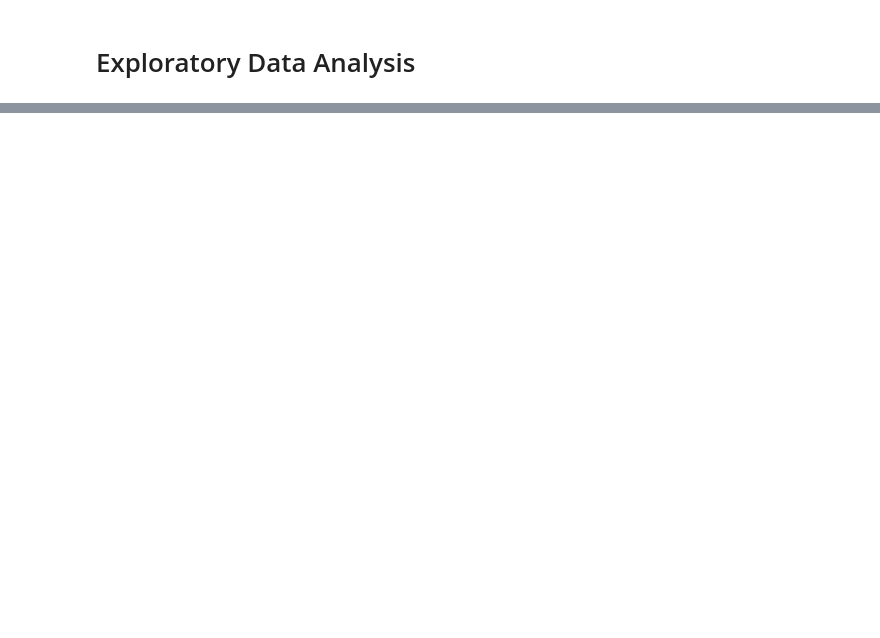
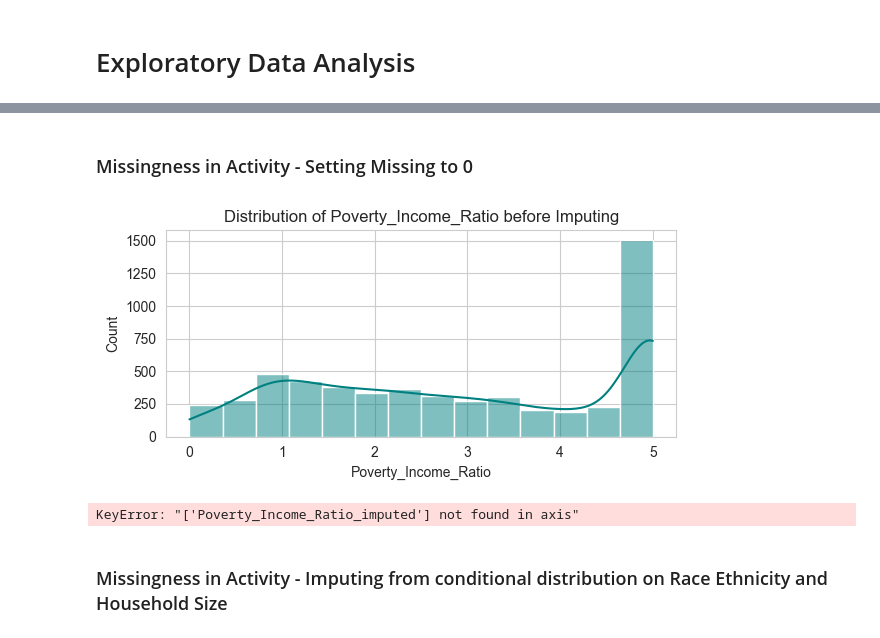
Before and after one commit to sophia-vo/CSE-158-Assignment-2, a Jupyter notebook: eda.ipynb, the cells around one changed output, grey strips where cells are left out. Drawn from its saved outputs; the diff is of its cells as text; code cells hidden in the pictures; blank space fills up the shorter version.

```diff
--- a/eda.ipynb
+++ b/eda.ipynb
@@ -139,0 +104,36 @@ plt.show()
+# %% [markdown]
+### Missingness in Activity - Setting Missing to 0
+# %%
+cols = [
+    'Frequency_Moderate_LTPA',
+    'Mins_Moderate_Activity',
+    'Frequency_Vigorous_LTPA',
+    'Mins_Vigorous_Activity'
+]
+
+df[cols] = df[cols].replace(
+    {7777: 0, 9999: 0, '7777': 0, '9999': 0, '.': 0}
+)
+
+df[cols] = df[cols].fillna(0)
+# %%
+import matplotlib.pyplot as plt
+import seaborn as sns
+
+num_cols = ['Poverty_Income_Ratio']
+
+for col in num_cols:
+    if col in df.columns:
+        plt.figure(figsize=(6, 3))
+        ax = sns.histplot(df[col].dropna(), kde=True, color='teal')
+        ax.set_title(f'Distribution of {col} before Imputing')
+        plt.tight_layout()
+        plt.show()
+# %% [output]
+[figure, added]
+# %%
+df = df.drop('Poverty_Income_Ratio_imputed', axis=1)
+# %% [output]
+KeyError: "['Poverty_Income_Ratio_imputed'] not found in axis"
+# %% [markdown]
+### Missingness in Activity - Imputing from conditional distribution on Race Ethnicity and Household Size
```
Also changed, not shown: parts of 37 cells of this notebook, 11 other files.
